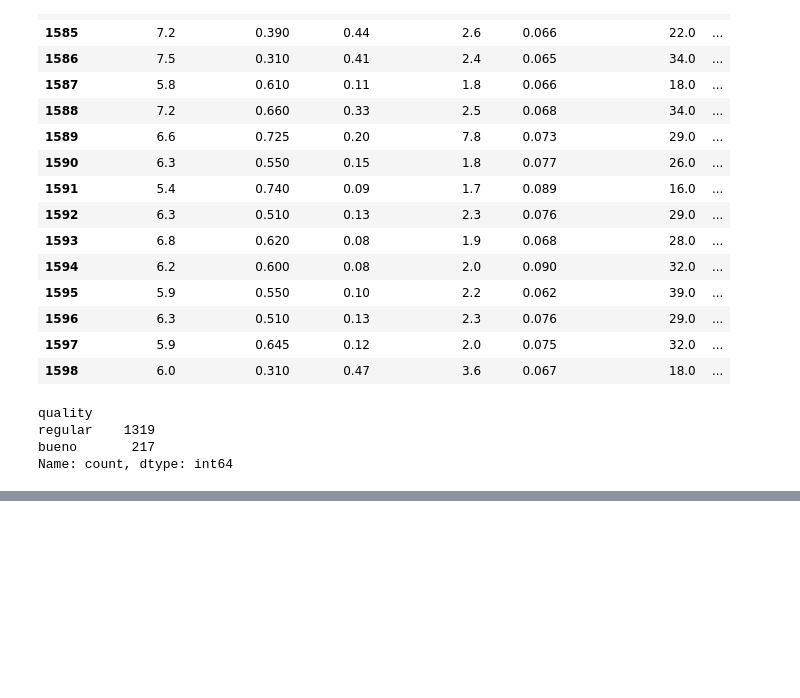
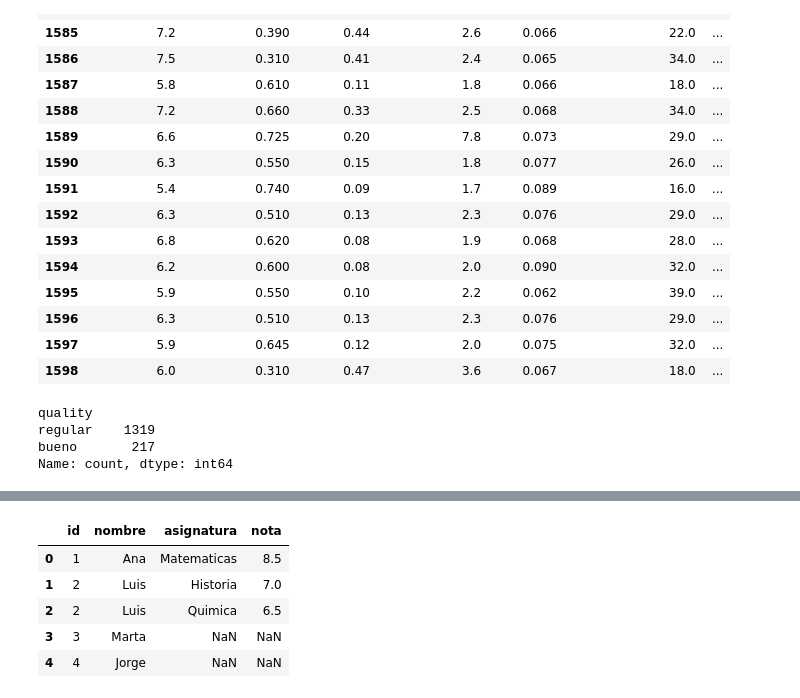
Before and after one commit to hartaierika-cmyk/TTDA, a Jupyter notebook: TTDA_Practica_2_Erika_Hartai.ipynb, the cells around one changed output, grey strips where cells are left out. Drawn from its saved outputs; the diff is of its cells as text; code cells hidden in the pictures; blank space fills up the shorter version.

```diff
--- a/TTDA_Practica_2_Erika_Hartai.ipynb
+++ b/TTDA_Practica_2_Erika_Hartai.ipynb
@@ -164,0 +217,11 @@ SyntaxError: invalid syntax (Operaciones_Practica2.py, line 2)
+# %%
+df_left = estudiantes.merge(notas, on="id", how="left")
+df_left
+#Se pierde la información de los IDs que están solo en notas (por ejemplo, el id 5).
+# %% [output]
+|  | id | nombre | asignatura | nota |
+| 0 | 1 | Ana | Matematicas | 8.5 |
+| 1 | 2 | Luis | Historia | 7.0 |
+| 2 | 2 | Luis | Quimica | 6.5 |
+| 3 | 3 | Marta | NaN | NaN |
+| 4 | 4 | Jorge | NaN | NaN |
```
Also changed, not shown: parts of 9 cells of this notebook.
